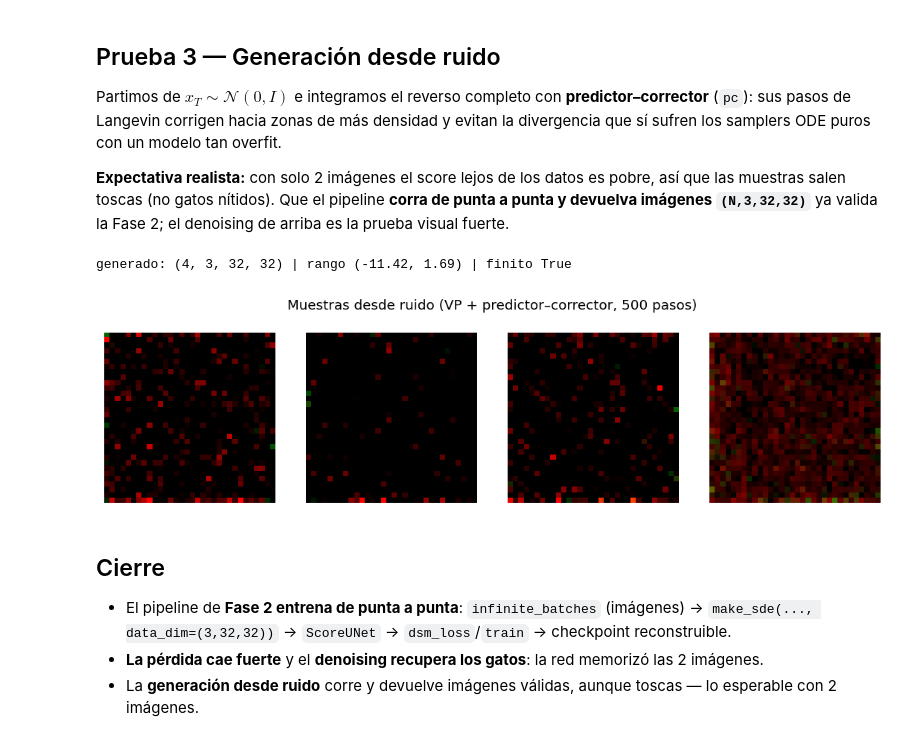
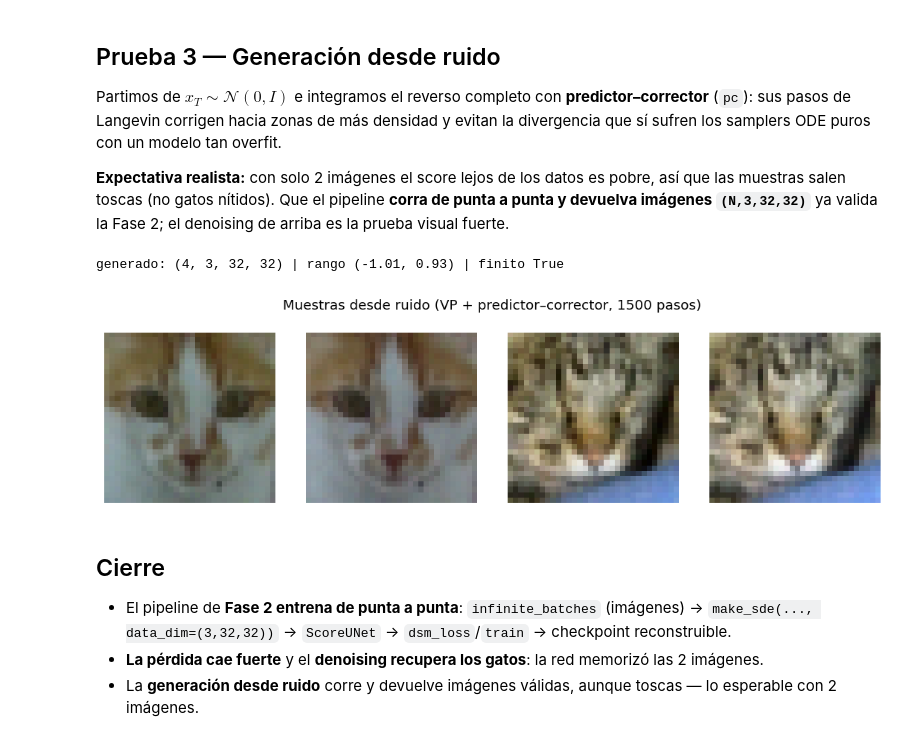
Before and after one commit to bravoivanagustin/diffusion-models, a Jupyter notebook: diffusion-models/notebooks/06_train_unet_cats.ipynb, the cells around one changed output. Drawn from its saved outputs; the diff is of its cells as text; code cells hidden in the pictures.

```diff
--- a/diffusion-models/notebooks/06_train_unet_cats.ipynb
+++ b/diffusion-models/notebooks/06_train_unet_cats.ipynb
@@ -268,14 +288,14 @@ sufren los samplers ODE puros con un modelo tan overfit.
 muestras salen toscas (no gatos nítidos). Que el pipeline **corra de punta a punta y devuelva imágenes
 `(N,3,32,32)`** ya valida la Fase 2; el denoising de arriba es la prueba visual fuerte.
 # %%
-gen = generate_from_checkpoint(CKPT, "pc", n_samples=4, n_steps=500, seed=SEED)
+gen = generate_from_checkpoint(CKPT, "pc", n_samples=4, n_steps=1500, seed=1)
 print("generado:", tuple(gen.shape),
       "| rango", (round(float(gen.min()), 2), round(float(gen.max()), 2)),
       "| finito", bool(torch.isfinite(gen).all()))
-show_row(gen, suptitle="Muestras desde ruido (VP + predictor–corrector, 500 pasos)")
+show_row(gen, suptitle="Muestras desde ruido (VP + predictor–corrector, 1500 pasos)")
 # %% [output]
-generado: (4, 3, 32, 32) | rango (-11.42, 1.69) | finito True
+generado: (4, 3, 32, 32) | rango (-1.01, 0.93) | finito True
-[figure, old version]
+[figure, new version]
 # %% [markdown]
 ## Cierre
 
```
Also changed, not shown: parts of 3 cells of this notebook, 13 other files.
